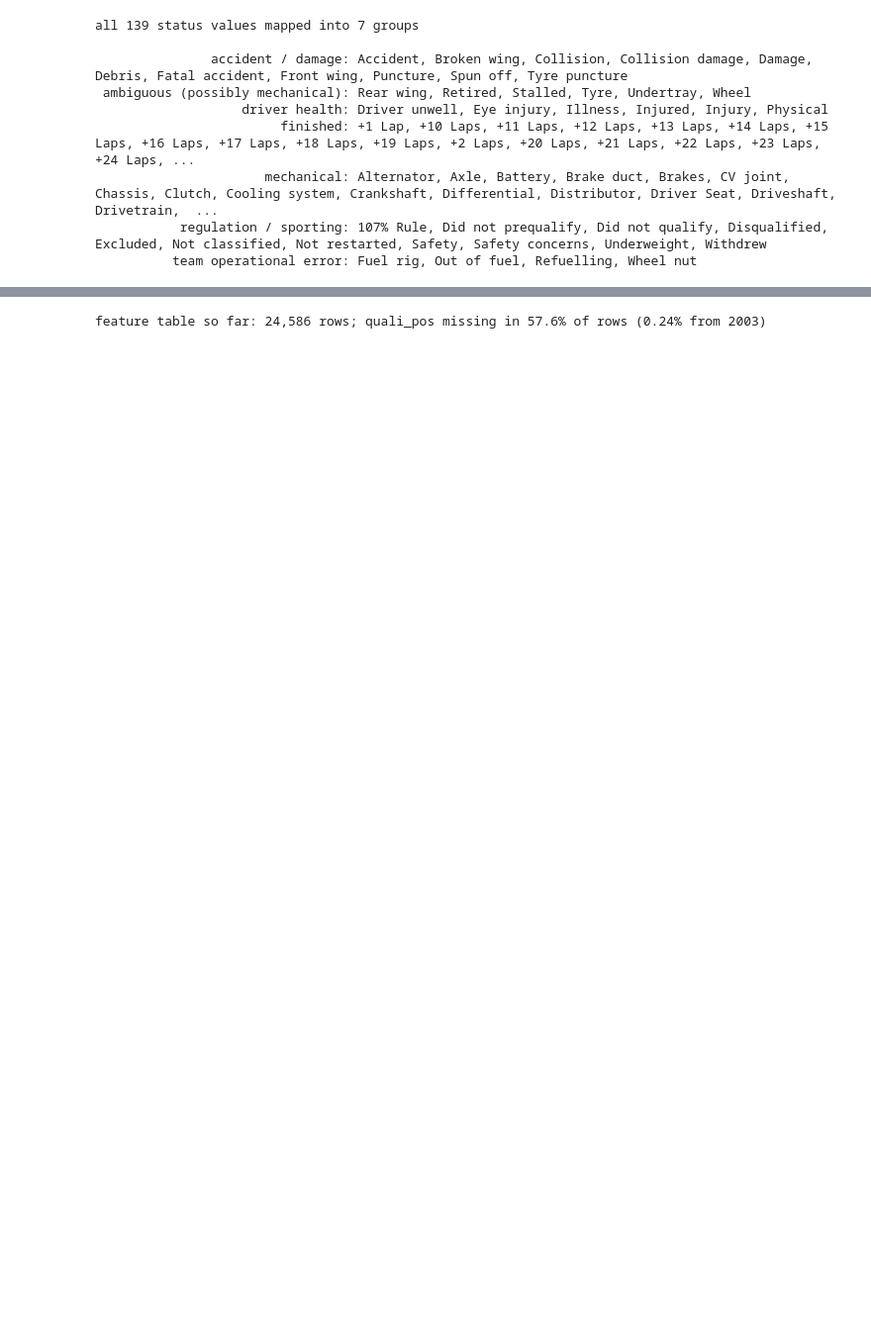
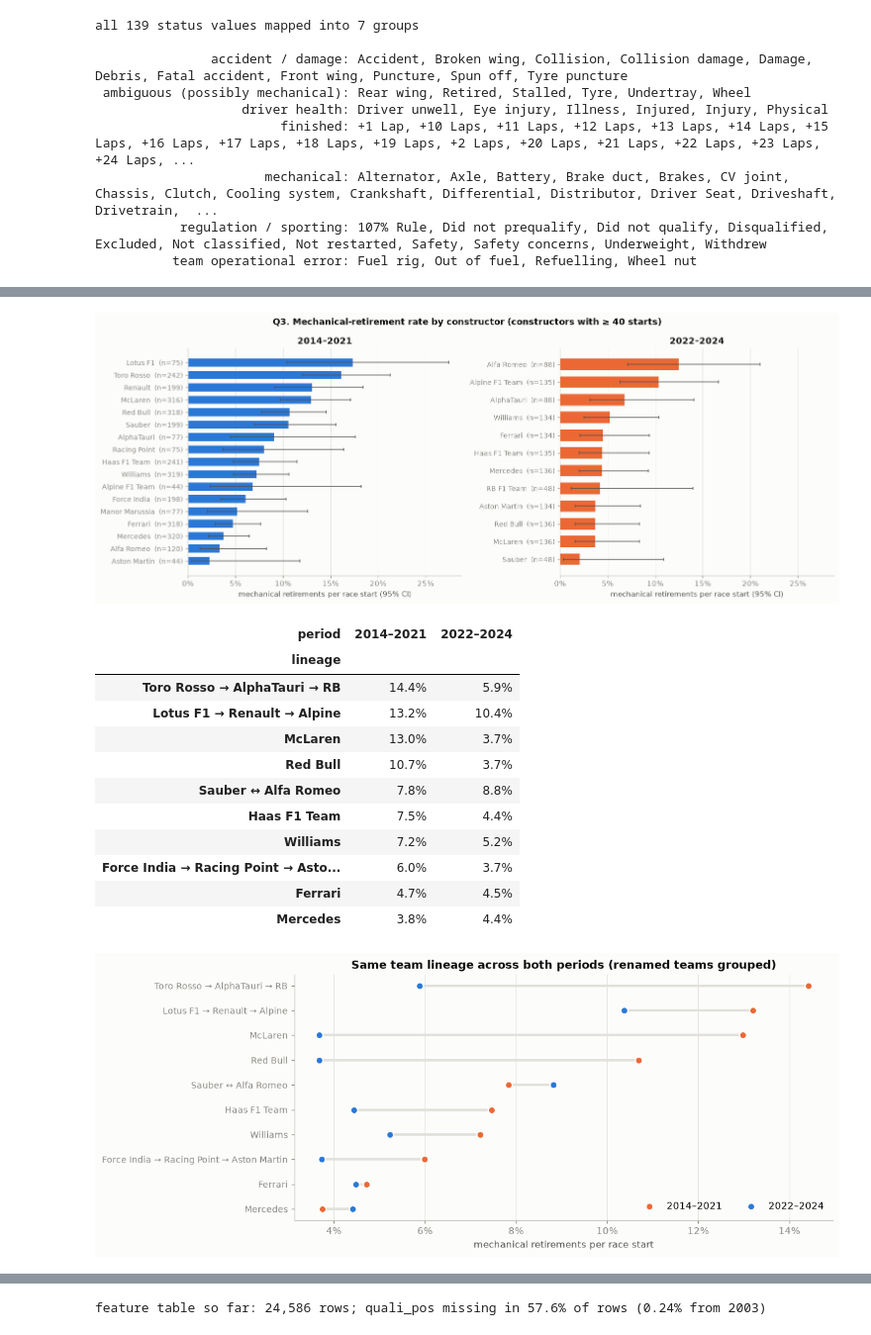
Before and after one commit to Mabrouukk/f1-podium-prediction, a Jupyter notebook: notebooks/f1_podium_prediction.ipynb, the cells around one changed output, grey strips where cells are left out. Shown at 99% size. Drawn from its saved outputs; the diff is of its cells as text; code cells hidden in the pictures; blank space fills up the shorter version.

```diff
--- a/notebooks/f1_podium_prediction.ipynb
+++ b/notebooks/f1_podium_prediction.ipynb
@@ -1258,19 +1209,16 @@ STATUS_GROUPS = {
 }
 status_map = {s: grp for grp, items in STATUS_GROUPS.items() for s in items}
 all_status = clean["status"]["status"]
-for s in all_status[is_finished(all_status)]:
-    status_map[s] = "finished"
+status_map.update({s: "finished" for s in all_status[is_finished(all_status)]})
 missing_map = set(all_status) - set(status_map)
 assert not missing_map, f"unmapped statuses: {missing_map}"
 dupe_map = [s for s in all_status if sum(s in v for v in STATUS_GROUPS.values()) > 1]
 assert not dupe_map, f"statuses in two groups: {dupe_map}"
+base["status_group"] = base["status"].map(status_map)
 
-base["status_group"] = base["status"].map(status_map)
-status_mapping_table = (pd.Series(status_map, name="group").rename_axis("status").reset_index()
-                        .groupby("group")["status"].apply(lambda s: ", ".join(sorted(s)) if len(s) < 70 else f"{len(s)} values: Finished, +1 Lap, +2 Laps, ..."))
-print(f"all {len(all_status)} status values mapped into {status_mapping_table.shape[0]} groups\n")
-for group, members in status_mapping_table.items():
-    print(f"{group:>32}: {members}")
+print(f"all {len(all_status)} status values mapped into {len(set(status_map.values()))} groups\n")
+for group, members in pd.Series(status_map).groupby(lambda s: status_map[s]):
+    print(f"{group:>32}: {', '.join(sorted(members.index))}")
 # %% [output]
 all 139 status values mapped into 7 groups
 
@@ -1288,31 +1236,49 @@ LINEAGE = {"Force India": "Force India → Racing Point → Aston Martin", "Raci
            "Lotus F1": "Lotus F1 → Renault → Alpine", "Renault": "Lotus F1 → Renault → Alpine", "Alpine F1 Team": "Lotus F1 → Renault → Alpine",
            "Sauber": "Sauber ↔ Alfa Romeo", "Alfa Romeo": "Sauber ↔ Alfa Romeo",
            "Marussia": "Marussia → Manor", "Manor Marussia": "Marussia → Manor"}
-Q3_PERIODS = {"2014–2021": (2014, 2021), "2022–2024": (2022, 2024)}
+P1, P2 = "2014–2021", "2022–2024"
 
 mod = base[base["year"].between(2014, 2024)].merge(clean["constructors"][["constructorId", "name"]].rename(columns={"name": "constructor"}), on="constructorId")
-mod["period"] = np.where(mod["year"] <= 2021, "2014–2021", "2022–2024")
+mod["period"] = np.where(mod["year"] <= 2021, P1, P2)
 mod["mech_strict"] = (mod["status_group"] == "mechanical").astype(int)
 mod["mech_broad"] = mod["status_group"].isin(["mechanical", "ambiguous (possibly mechanical)"]).astype(int)
 mod["lineage"] = mod["constructor"].map(LINEAGE).fillna(mod["constructor"])
 
-def mech_rates(df, by, min_starts):
-    g = df.groupby([by, "period"]).agg(starts=("mech_strict", "size"), mech=("mech_strict", "sum"), mech_broad=("mech_broad", "sum")).reset_index()
-    g["rate"] = g["mech"] / g["starts"]
-    g["rate_broad"] = g["mech_broad"] / g["starts"]
+def mech_rates(df, by, min_starts=40):
+    g = df.groupby([by, "period"]).agg(starts=("mech_strict", "size"), mech=("mech_strict", "sum"),
+                                       rate=("mech_strict", "mean"), rate_broad=("mech_broad", "mean")).reset_index()
     g["ci_low"], g["ci_high"] = wilson(g["mech"], g["starts"])
     g = g[g["starts"] >= min_starts]
     g["rank"] = g.groupby("period")["rate"].rank(ascending=False, method="min").astype(int)
     g["rank_broad"] = g.groupby("period")["rate_broad"].rank(ascending=False, method="min").astype(int)
     return g.sort_values(["period", "rate"], ascending=[True, False])
 
-q3 = mech_rates(mod, "constructor", min_starts=40)
-print("Field-wide mechanical-retirement rate per start:",
-      mod.groupby("period")["mech_strict"].mean().map("{:.1%}".format).to_dict(),
+q3 = mech_rates(mod, "constructor")
+print("Field-wide mechanical-retirement rate per start:", mod.groupby("period")["mech_strict"].mean().map("{:.1%}".format).to_dict(),
       "| broad:", mod.groupby("period")["mech_broad"].mean().map("{:.1%}".format).to_dict())
 for period, g in q3.groupby("period"):
-    print(f"\n{period}: top 3 (strict) =", ", ".join(f"{c} {r:.1%}" for c, r in zip(g['constructor'][:3], g['rate'][:3])),
+    print(f"{period}: top 3 (strict) =", ", ".join(f"{c} {r:.1%}" for c, r in zip(g["constructor"][:3], g["rate"][:3])),
           f"| Spearman strict vs broad ranking = {stats.spearmanr(g['rate'], g['rate_broad'])[0]:.2f}")
-q3[["period", "constructor", "starts", "mech", "rate", "ci_low", "ci_high", "rank", "rate_broad", "rank_broad"]].reset_index(drop=True)
+display(q3[["period", "constructor", "starts", "mech", "rate", "ci_low", "ci_high", "rank", "rate_broad", "rank_broad"]].reset_index(drop=True))
+
+fig, axes = plt.subplots(1, 2, figsize=(14, 5.5), sharex=True)
+for ax, (period, g), color in zip(axes, q3.groupby("period"), [C[0], C[1]]):
+    g = g.sort_values("rate")
+    ax.barh(range(len(g)), g["rate"], xerr=[g["rate"] - g["ci_low"], g["ci_high"] - g["rate"]], color=color, height=0.65,
+            error_kw={"ecolor": INK2, "capsize": 2, "linewidth": 1})
+    ax.set_yticks(range(len(g))); ax.set_yticklabels([f"{c}  (n={n})" for c, n in zip(g["constructor"], g["starts"])], fontsize=9)
+    ax.set_title(period); pct_axis(ax, "x"); ax.set_xlabel("mechanical retirements per race start (95% CI)"); ax.grid(axis="y", visible=False)
+fig.suptitle("Q3. Mechanical-retirement rate by constructor (constructors with ≥ 40 starts)", fontweight="bold", color=INK)
+plt.tight_layout()
+save_fig("q3_mechanical_by_constructor")
+plt.show()
+
+lin = mech_rates(mod, "lineage").pivot(index="lineage", columns="period", values="rate").dropna().sort_values(P1, ascending=False)
+display(lin.map("{:.1%}".format))
+fig, ax = plt.subplots(figsize=(10, 4.6))
+dumbbell(ax, lin[P1], lin[P2], lin.index, (P1, P2), "Same team lineage across both periods (renamed teams grouped)",
+         "mechanical retirements per race start")
+save_fig("q3_lineage")
+plt.show()
 # %% [output]
 Field-wide mechanical-retirement rate per start: {'2014–2021': '8.9%', '2022–2024': '5.5%'} | broad: {'2014–2021': '10.6%', '2022–2024': '6.7%'}
@@ -1322,18 +1286,32 @@ Field-wide mechanical-retirement rate per start: {'2014–2021': '8.9%', '2022
 2022–2024: top 3 (strict) = Alfa Romeo 12.5%, Alpine F1 Team 10.4%, AlphaTauri 6.8% | Spearman strict vs broad ranking = 0.68
 |  | period | constructor | starts | mech | rate | ci_low | ci_high | rank | rate_broad | rank_broad |
 | 0 | 2014–2021 | Lotus F1 | 75 | 13 | 0.1733 | 0.1042 | 0.2743 | 1 | 0.2400 | 1 |
 | 1 | 2014–2021 | Toro Rosso | 242 | 39 | 0.1612 | 0.1202 | 0.2127 | 2 | 0.1777 | 2 |
 | 2 | 2014–2021 | Renault | 199 | 26 | 0.1307 | 0.0907 | 0.1846 | 3 | 0.1457 | 4 |
 | 3 | 2014–2021 | McLaren | 316 | 41 | 0.1297 | 0.0971 | 0.1713 | 4 | 0.1519 | 3 |
 | 4 | 2014–2021 | Red Bull | 318 | 34 | 0.1069 | 0.0775 | 0.1457 | 5 | 0.1101 | 7 |
 | 5 | 2014–2021 | Sauber | 199 | 21 | 0.1055 | 0.0701 | 0.1559 | 6 | 0.1307 | 5 |
 | 6 | 2014–2021 | AlphaTauri | 77 | 7 | 0.0909 | 0.0447 | 0.1760 | 7 | 0.1039 | 8 |
 | 7 | 2014–2021 | Racing Point | 75 | 6 | 0.0800 | 0.0372 | 0.1637 | 8 | 0.0800 | 11 |
 | 8 | 2014–2021 | Haas F1 Team | 241 | 18 | 0.0747 | 0.0478 | 0.1150 | 9 | 0.1120 | 6 |
 | 9 | 2014–2021 | Williams | 319 | 23 | 0.0721 | 0.0485 | 0.1059 | 10 | 0.0878 | 10 |
 | ... | ... | ... | ... | ... | ... | ... | ... | ... | ... | ... |
 | 24 | 2022–2024 | RB F1 Team | 48 | 2 | 0.0417 | 0.0115 | 0.1398 | 8 | 0.1042 | 2 |
 | 25 | 2022–2024 | Aston Martin | 134 | 5 | 0.0373 | 0.0160 | 0.0844 | 9 | 0.0597 | 8 |
 | 26 | 2022–2024 | McLaren | 136 | 5 | 0.0368 | 0.0158 | 0.0832 | 10 | 0.0368 | 12 |
 | 27 | 2022–2024 | Red Bull | 136 | 5 | 0.0368 | 0.0158 | 0.0832 | 10 | 0.0441 | 10 |
 | 28 | 2022–2024 | Sauber | 48 | 1 | 0.0208 | 0.0037 | 0.1090 | 12 | 0.0625 | 7 |
+[figure, added]
+| period | 2014–2021 | 2022–2024 |
+| lineage |  |  |
+| Toro Rosso → AlphaTauri → RB | 14.4% | 5.9% |
+| Lotus F1 → Renault → Alpine | 13.2% | 10.4% |
+| McLaren | 13.0% | 3.7% |
+| Red Bull | 10.7% | 3.7% |
+| Sauber ↔ Alfa Romeo | 7.8% | 8.8% |
+| Haas F1 Team | 7.5% | 4.4% |
+| Williams | 7.2% | 5.2% |
+| Force India → Racing Point → Asto... | 6.0% | 3.7% |
+| Ferrari | 4.7% | 4.5% |
+| Mercedes | 3.8% | 4.4% |
+[figure, added]
```
Also changed, not shown: parts of 145 cells of this notebook, 8 other files.
